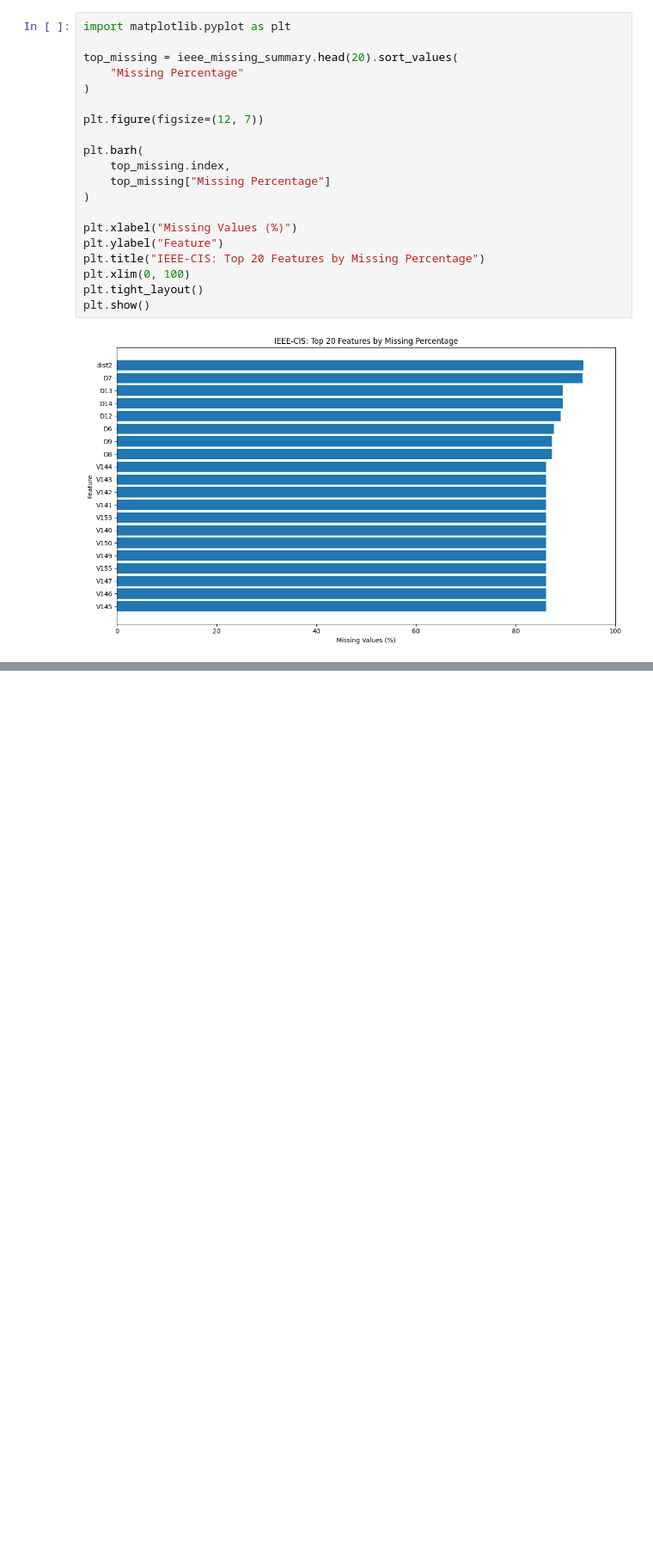
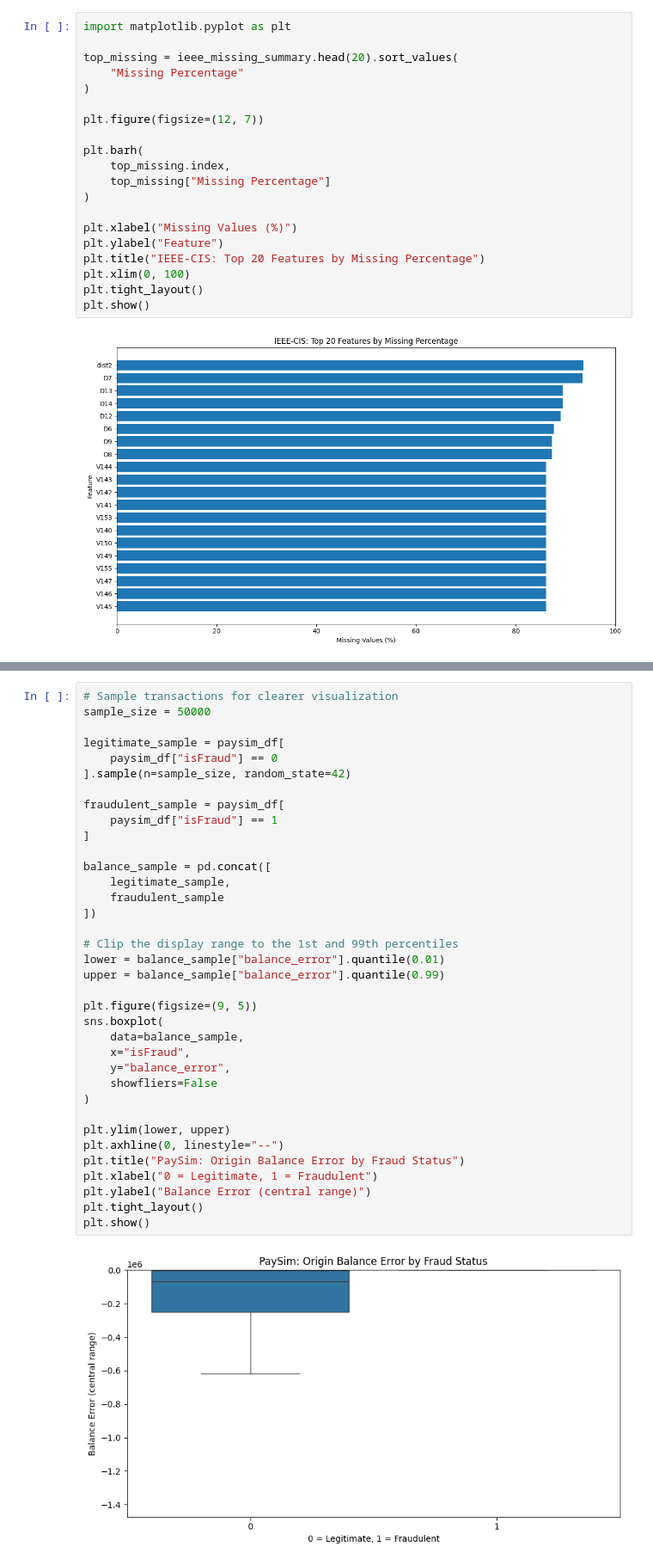
Before and after one commit to chawlaniharika23/Fraud_Detection_Research, a Jupyter notebook: notebooks/01_data_exploration.ipynb, the cells around one changed output, grey strips where cells are left out. Shown at 86% size. Cells and saved outputs as stored; diff of their text form; blank space fills up the shorter version.

```diff
--- a/notebooks/01_data_exploration.ipynb
+++ b/notebooks/01_data_exploration.ipynb
@@ -379,0 +492,38 @@ plt.show()
+# %%
+# Sample transactions for clearer visualization
+sample_size = 50000
+
+legitimate_sample = paysim_df[
+    paysim_df["isFraud"] == 0
+].sample(n=sample_size, random_state=42)
+
+fraudulent_sample = paysim_df[
+    paysim_df["isFraud"] == 1
+]
+
+balance_sample = pd.concat([
+    legitimate_sample,
+    fraudulent_sample
+])
+
+# Clip the display range to the 1st and 99th percentiles
+lower = balance_sample["balance_error"].quantile(0.01)
+upper = balance_sample["balance_error"].quantile(0.99)
+
+plt.figure(figsize=(9, 5))
+sns.boxplot(
+    data=balance_sample,
+    x="isFraud",
+    y="balance_error",
+    showfliers=False
+)
+
+plt.ylim(lower, upper)
+plt.axhline(0, linestyle="--")
+plt.title("PaySim: Origin Balance Error by Fraud Status")
+plt.xlabel("0 = Legitimate, 1 = Fraudulent")
+plt.ylabel("Balance Error (central range)")
+plt.tight_layout()
+plt.show()
+# %% [output]
+[figure, added]
```
Also changed, not shown: parts of 11 cells of this notebook.
